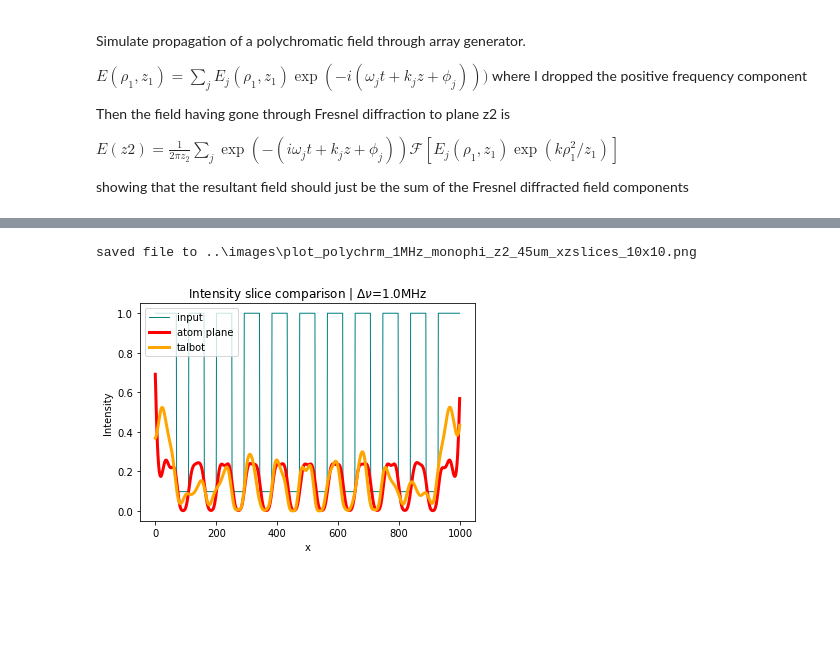
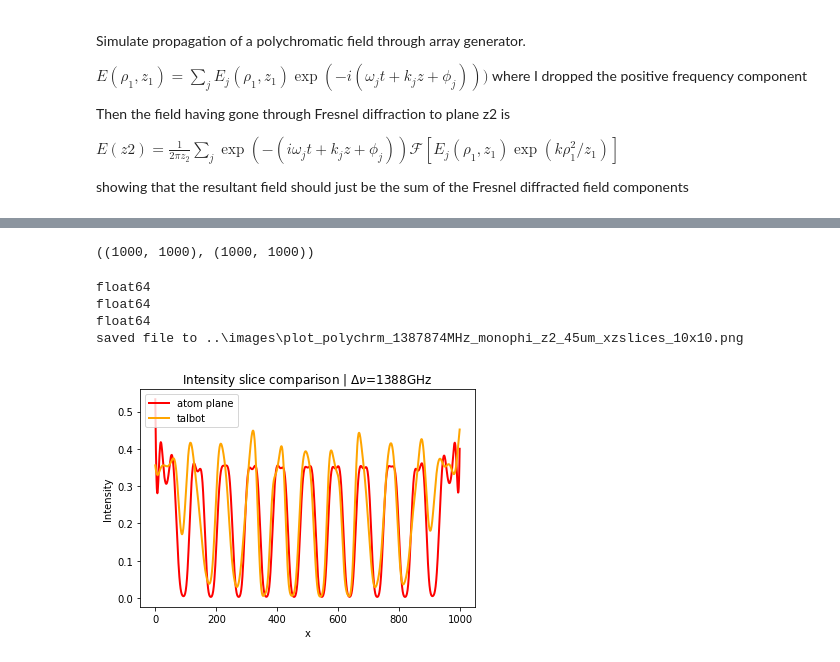
Before and after one commit to prhuft/fourier-optics, a Jupyter notebook: gba/spectrally_incoherent_gba.ipynb, the cells around one changed output, grey strips where cells are left out. Saved outputs shown, nothing was run; the diff lists cells and outputs as text; code cells hidden in the pictures; blank space fills up the shorter version.

```diff
--- a/gba/spectrally_incoherent_gba.ipynb
+++ b/gba/spectrally_incoherent_gba.ipynb
@@ -184,8 +190,8 @@ pos_std=None
 r_aper = .75 # aperture reflectivity
 t_plate = 0.8 # plate transmissivity
 mask, x0pts, w = spot_mask(xnum1, ynum1, a, dx, dy, pts, phi_std=phi_std, pos_std=pos_std, aperture=1-r_aper, plate=t_plate)
-focal_field = np.zeros(mask.shape,complex)
-talbot_field = np.zeros(mask.shape,complex)
+focal_int = np.zeros(mask.shape,float)
+talbot_int = np.zeros(mask.shape,float)
 
 phases = True
 zvals = [f2,f2+zTalbotx]
@@ -216,9 +222,9 @@ for i,nu in enumerate(nu_pts):
                                   logging=False)
 
         if z2 == f2:
-            focal_field += field2
+            focal_int += real(field2*conjugate(field2))
         else:
-            talbot_field += field2
+            talbot_int += real(field2*conjugate(field2))
 
     print(f"step {i} completed")
 # %% [output]
@@ -242,10 +248,10 @@ step 50 completed
 # %%
-savefig = False
+savefig = True
 # %%
 # plot field in focal and talbot planes and save
 
-for outputfield,z2 in zip([focal_field,talbot_field],zvals):
-    I2_xy = conjugate(outputfield)*outputfield
+for output_int,z2 in zip([focal_int,talbot_int],zvals):
+    I2_xy = output_int
     if f2 - z2 == 0:
         I2xy_max = amax(I2_xy)
     I2_xy /= I2xy_max
@@ -254,7 +260,7 @@ for outputfield,z2 in zip([focal_field,talbot_field],zvals):
     fig, ax = figax(xlabel=r'x [$\mu$m]', ylabel=r'y [$\mu$m]')
     fig.dpi=100
     title = rf'Intensity2 | z={(z2 - f2)*1e6:0.0f} $\mu$m'
-    title += rf' | $\Delta \nu$={dnu/1e6}MHz' #Uniform input $\phi$
+    title += rf' | $\Delta \nu$={dnu/1e9:0.0f}GHz' #Uniform input $\phi$
     # title += '\n Normalized to focal plane intensity'
     ax.set_title(title)
     if f2 - z2 == 0:
@@ -267,10 +273,10 @@ for outputfield,z2 in zip([focal_field,talbot_field],zvals):
     if savefig:
         if not phases:
             fname = os.path.join(imagedir,
-            f'plot_polychrm_{int(dnu/1e6)}MHz_monophi_z2_{int(abs((f2 - z2)*1e6))}um_{xnum1}x{ynum1}.png')
+            f'plot_polychrm_{int(dnu/1e9)}MHz_monophi_z2_{int(abs((f2 - z2)*1e6))}um_{components}pts_{xnum1}x{ynum1}.png')
         else:
             fname = os.path.join(imagedir,
-            f'plot_polychrm_{int(dnu/1e6)}MHz_whitephi_z2_{int(abs((f2 - z2)*1e6))}um_{xnum1}x{ynum1}.png')
+            f'plot_polychrm_{int(dnu/1e9)}MHz_whitephi_z2_{int(abs((f2 - z2)*1e6))}um_{components}pts_{xnum1}x{ynum1}.png')
         plt.savefig(fname, bbox_inches='tight')
         print(f"saved file to {fname}")
 savefig = False
@@ -280,23 +286,37 @@ savefig = False
+# %%
+focal_int.shape,talbot_int.shape
+# %% [output]
+((1000, 1000), (1000, 1000))
+# %%
+pts=1000
 # %%
+savefig=True
 fig, ax = plt.subplots()
-ax.set_title(rf'Intensity slice comparison | $\Delta\nu$={dnu/1e6}MHz') #Uniform input $\phi$
+ax.set_title(rf'Intensity slice comparison | $\Delta\nu$={dnu/1e9:0.0f}GHz') #Uniform input $\phi$
 ax.set_xlabel("x")
 ax.set_ylabel("Intensity")
-for field,label,color,lw in zip([field0,focal_field,talbot_field],['input','atom plane','talbot'],['teal','red','orange'],['1','3','3']):
-    I2_xy = real(conjugate(field)*field)
+I2xy_max = 1
+for field_int,label,color,lw in zip([abs(field0)**2,focal_int,talbot_int],['input','atom plane','talbot'],['teal','red','orange'],['1','2','2']):
     # because of the ordering of labels/fields, the talbot plane is scaled to the atom plane
-    if label != 'talbot':
-        I2xy_max = amax(I2_xy)
+
+    print(field_int.dtype)
+    I2_xy = field_int
+    if label == 'atom_plane':
+        I2xy_max = amax(field_int)
     I2_xy /= I2xy_max
 
-    ax.plot(range(pts), I2_xy[450,:],lw=lw,label=label,c=color)
+    if label != 'input':
+        ax.plot(range(pts), I2_xy[450,:],lw=lw,label=label,c=color)
 
 ax.legend(loc='upper left')
 if savefig:
     fname = os.path.join(imagedir, f'plot_polychrm_{int(dnu/1e6)}MHz_monophi_z2_{int(abs((f2 - z2)*1e6))}um_xzslices_{xnum1}x{ynum1}.png')
     plt.savefig(fname, bbox_inches='tight')
     print(f"saved file to {fname}")
     savefig=False
 # %% [output]
-saved file to ..\images\plot_polychrm_1MHz_monophi_z2_45um_xzslices_10x10.png
+float64
+float64
+float64
+saved file to ..\images\plot_polychrm_1387874MHz_monophi_z2_45um_xzslices_10x10.png
-[figure, old version]
+[figure, new version]
```
Also changed, not shown: parts of 4 cells of this notebook, 7 other files.
